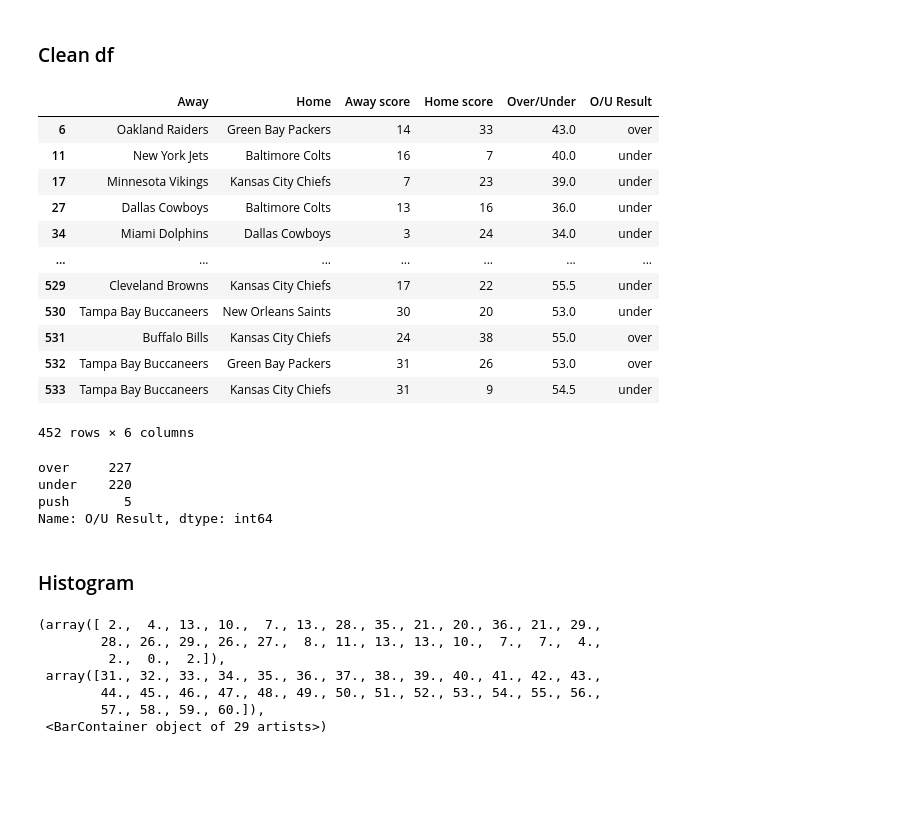
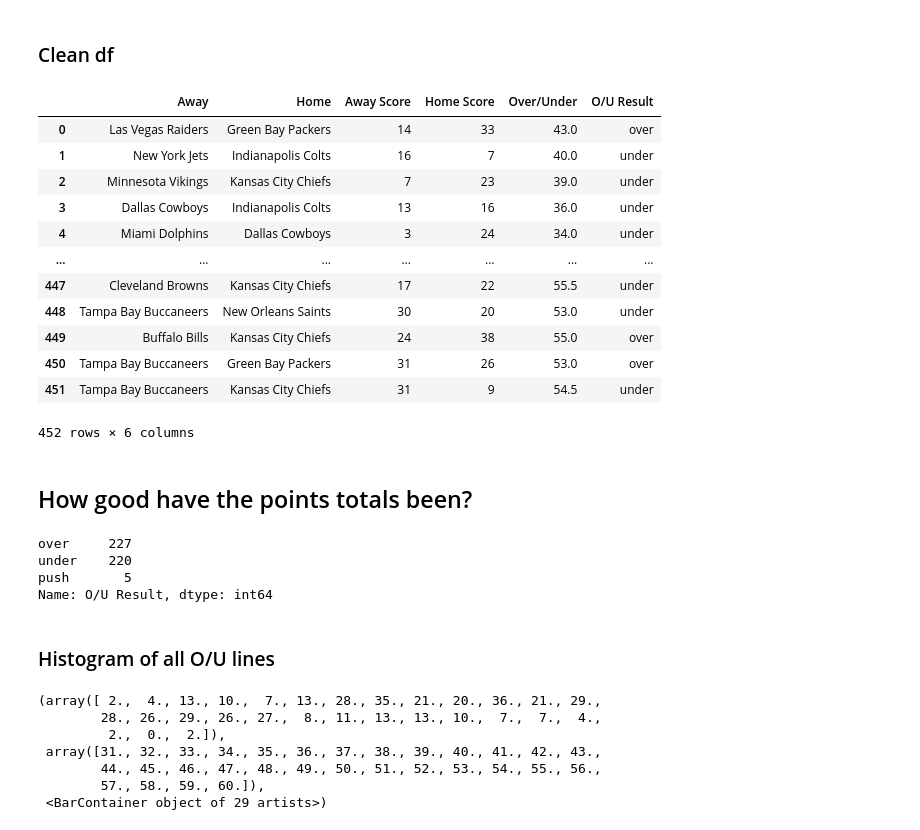
Before and after one commit to natemeyer001/NFL_Squares, a Jupyter notebook: PlayoffAnalysis/teamPlayoffStats.ipynb, the cells around one changed output. Cells and saved outputs as stored; diff of their text form; code cells hidden in the pictures; blank space fills up the shorter version.

```diff
--- a/PlayoffAnalysis/teamPlayoffStats.ipynb
+++ b/PlayoffAnalysis/teamPlayoffStats.ipynb
@@ -21,0 +25,29 @@ df.head()
+# %%
+old_names_dict = {"San Diego Chargers": "Los Angeles Chargers",
+            "Oakland Raiders": "Las Vegas Raiders",
+            "Washington Redskins": "Washington Football Team",
+            "Los Angeles Raiders": "Las Vegas Raiders",
+            "St. Louis Rams": "Los Angeles Rams",
+            "St. Louis Cardinals": "Arizona Cardinals",
+            "Houston Oilers": "Tennessee Titans",
+            "Baltimore Colts": "Indianapolis Colts"}
+
+df["Away"].replace(old_names_dict, inplace=True)
+df["Home"].replace(old_names_dict, inplace=True)
+
+line_arr = list(df["Line"])
+for i in range(len(line_arr)):
+    if(line_arr[i] != "Pick"):
+        dummy_line = line_arr[i].split(" -")
+        team = dummy_line[0]
+        score = dummy_line[1]
+
+        if(team in old_names_dict):
+            new_team = old_names_dict[team]
+            new_line = new_team + " -" + score
+            line_arr[i] = new_line
+
+df["Line"] = line_arr
+
+
+df.head(10)
@@ -24,5 +68,5 @@ df.head()
 # %%
-ou_df = df[["Away", "Home", "Away score", "Home score", "Over/Under"]]
+ou_df = df[["Away", "Home", "Away Score", "Home Score", "Over/Under"]]
 ou_df["Over/Under"].unique()
 # %% [output]
 array(['-1', '0.0 (over)', '43.0 (over)', '40.0 (under)', '39.0 (under)',
@@ -45,24 +89,28 @@ array(['-1', '0.0 (over)', '43.0 (over)', '40.0 (under)', '39.0 (under)',
 # %% [markdown]
 ### Clean df
 # %%
+# drop bad over under totals - not all games have lines available from data
 ou_df = ou_df[(ou_df["Over/Under"] != "-1") & (ou_df["Over/Under"] != "0.0 (over)")]
 ou_df["O/U Result"] = ou_df.apply(lambda row: row["Over/Under"].split()[1].replace("(", "").replace(")", ""), axis=1)
 ou_df["Over/Under"] = ou_df.apply(lambda row: float(row["Over/Under"].split()[0]), axis=1)
+ou_df.reset_index(drop=True, inplace=True)
 ou_df
 # %% [output]
-|  | Away | Home | Away score | Home score | Over/Under | O/U Result |
-| 6 | Oakland Raiders | Green Bay Packers | 14 | 33 | 43.0 | over |
-| 11 | New York Jets | Baltimore Colts | 16 | 7 | 40.0 | under |
-| 17 | Minnesota Vikings | Kansas City Chiefs | 7 | 23 | 39.0 | under |
-| 27 | Dallas Cowboys | Baltimore Colts | 13 | 16 | 36.0 | under |
-| 34 | Miami Dolphins | Dallas Cowboys | 3 | 24 | 34.0 | under |
+|  | Away | Home | Away Score | Home Score | Over/Under | O/U Result |
+| 0 | Las Vegas Raiders | Green Bay Packers | 14 | 33 | 43.0 | over |
+| 1 | New York Jets | Indianapolis Colts | 16 | 7 | 40.0 | under |
+| 2 | Minnesota Vikings | Kansas City Chiefs | 7 | 23 | 39.0 | under |
+| 3 | Dallas Cowboys | Indianapolis Colts | 13 | 16 | 36.0 | under |
+| 4 | Miami Dolphins | Dallas Cowboys | 3 | 24 | 34.0 | under |
 | ... | ... | ... | ... | ... | ... | ... |
-| 529 | Cleveland Browns | Kansas City Chiefs | 17 | 22 | 55.5 | under |
-| 530 | Tampa Bay Buccaneers | New Orleans Saints | 30 | 20 | 53.0 | under |
-| 531 | Buffalo Bills | Kansas City Chiefs | 24 | 38 | 55.0 | over |
-| 532 | Tampa Bay Buccaneers | Green Bay Packers | 31 | 26 | 53.0 | over |
-| 533 | Tampa Bay Buccaneers | Kansas City Chiefs | 31 | 9 | 54.5 | under |
+| 447 | Cleveland Browns | Kansas City Chiefs | 17 | 22 | 55.5 | under |
+| 448 | Tampa Bay Buccaneers | New Orleans Saints | 30 | 20 | 53.0 | under |
+| 449 | Buffalo Bills | Kansas City Chiefs | 24 | 38 | 55.0 | over |
+| 450 | Tampa Bay Buccaneers | Green Bay Packers | 31 | 26 | 53.0 | over |
+| 451 | Tampa Bay Buccaneers | Kansas City Chiefs | 31 | 9 | 54.5 | under |
 452 rows × 6 columns
+# %% [markdown]
+## How good have the points totals been?
 # %%
 ou_df["O/U Result"].value_counts()
 # %% [output]
@@ -71,7 +119,7 @@ under    220
 push       5
 Name: O/U Result, dtype: int64
 # %% [markdown]
-### Histogram
+### Histogram of all O/U lines
 # %%
 data = ou_df["Over/Under"]
 min_val = min(data)
```
Also changed, not shown: parts of 32 cells of this notebook, 7 other files.
